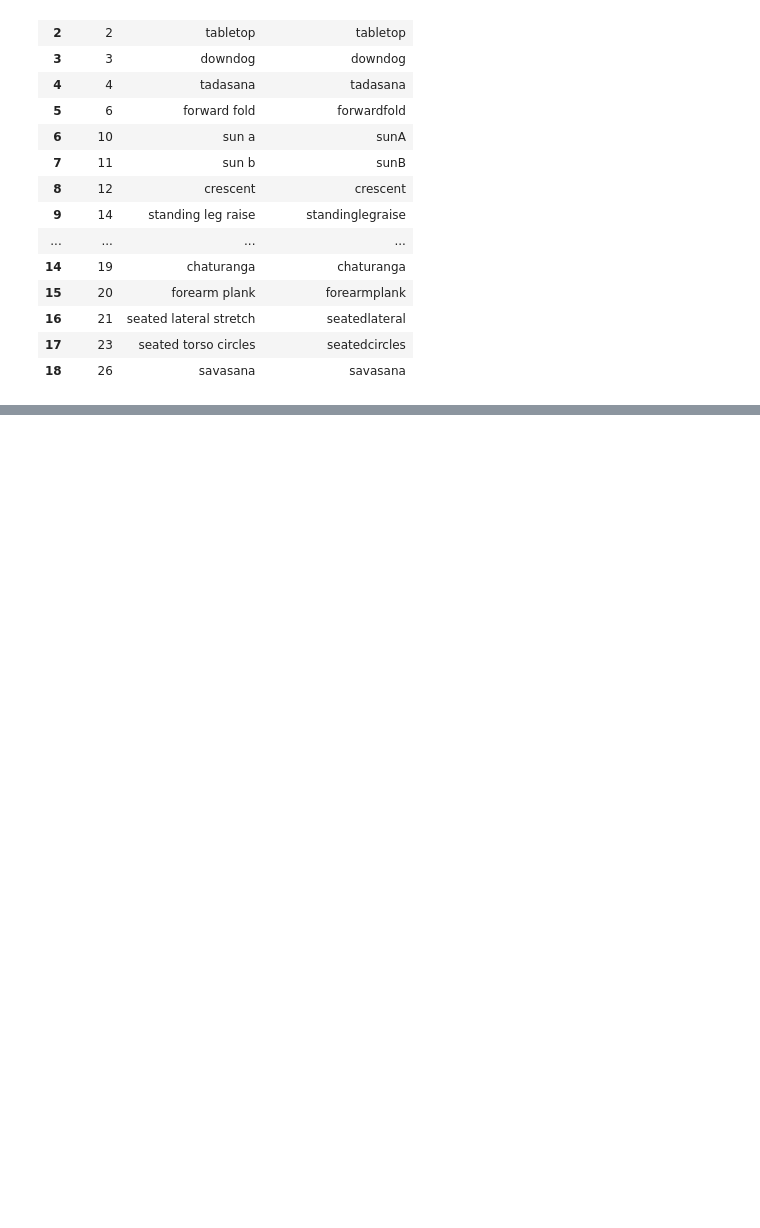
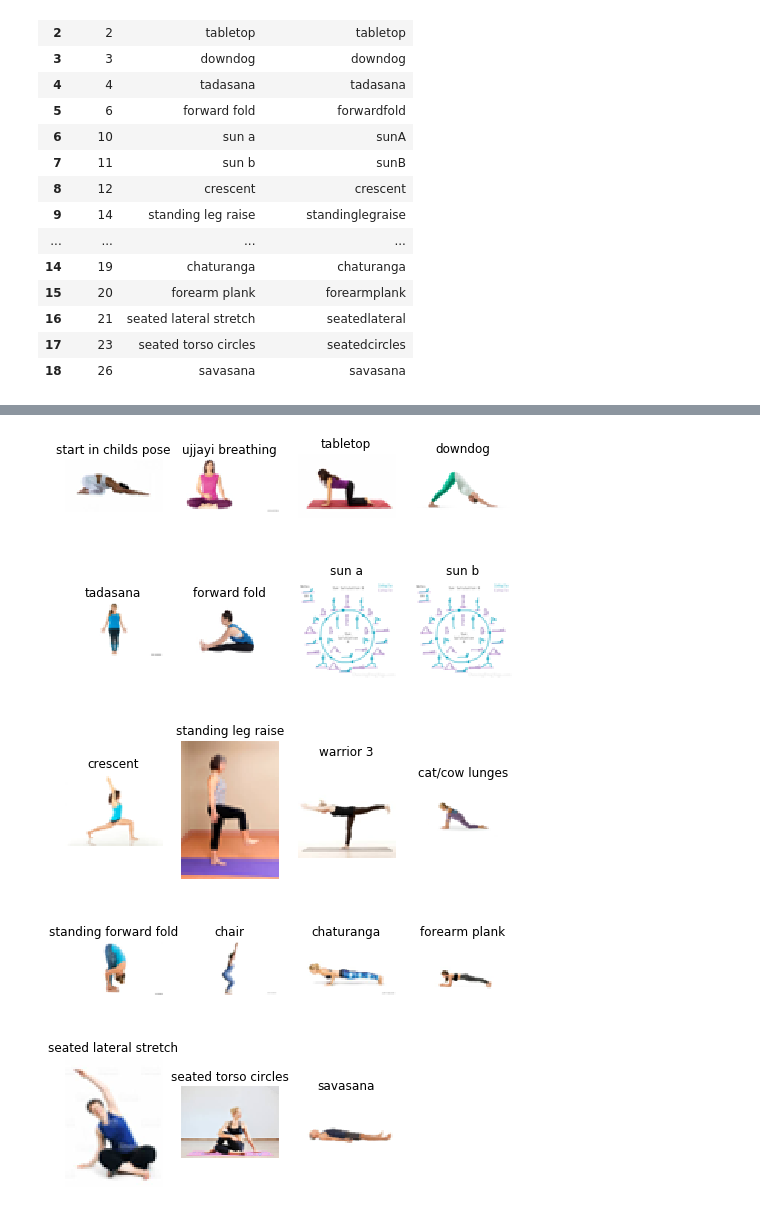
Before and after one commit to rrosenb1/YogaSequenceGeneration, a Jupyter notebook: Sequencing with Markov Chains.ipynb, the cells around one changed output, grey strips where cells are left out. Saved outputs shown, nothing was run; the diff lists cells and outputs as text; code cells hidden in the pictures; blank space fills up the shorter version.

```diff
--- a/Sequencing with Markov Chains.ipynb
+++ b/Sequencing with Markov Chains.ipynb
@@ -430,3 +425,30 @@ forward fold
+# %%
+import matplotlib.pyplot as plt
+
+def grid_display(list_of_images, list_of_titles=[], no_of_columns=4, figsize=(8,6)):
+
+    fig = plt.figure(figsize=figsize)
+    column = 0
+    for i in range(len(list_of_images)):
+        column += 1
+        #  check for end of column and create a new figure
+        if column == no_of_columns+1:
+            fig = plt.figure(figsize=figsize)
+            column = 1
+        fig.add_subplot(1, no_of_columns, column)
+        plt.imshow(list_of_images[i])
+        plt.axis('off')
+        if len(list_of_titles) >= len(list_of_images):
+            plt.title(list_of_titles[i])
+
+grid = grid_display(images, list_of_titles=class_imgs['pose'])
+grid
+# %% [output]
+[figure, added]
+[figure, added]
+[figure, added]
+[figure, added]
+[figure, added]
 # %% [markdown]
 Sources:
     https://www.datacamp.com/community/tutorials/markov-chains-python-tutorial
```
Also changed, not shown: parts of 3 cells of this notebook, 10 other files.
